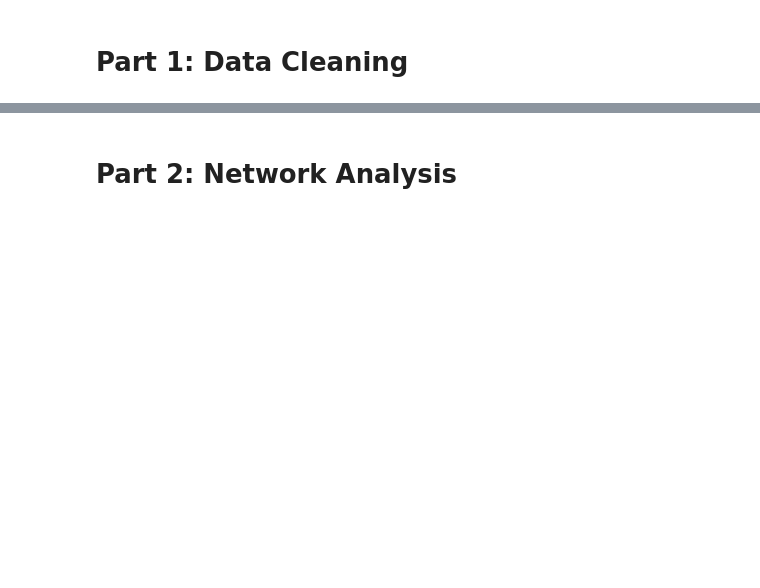
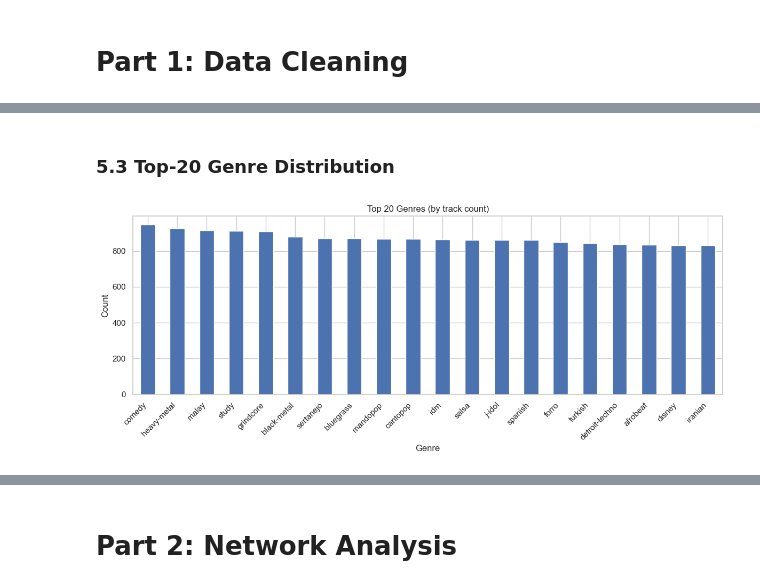
Before and after one commit to adamajane/social-graphs-and-interactions-02805-assignments, a Jupyter notebook: final_project/final_project_explainer.ipynb, the cells around one changed output, grey strips where cells are left out. Cells and saved outputs as stored; diff of their text form; code cells hidden in the pictures; blank space fills up the shorter version.

```diff
--- a/final_project/final_project_explainer.ipynb
+++ b/final_project/final_project_explainer.ipynb
@@ -30,0 +333,13 @@
+# %% [markdown]
+### 5.3 Top-20 Genre Distribution
+# %%
+plt.figure(figsize=(12, 5))
+df["track_genre"].value_counts().head(20).plot(kind="bar")
+plt.title("Top 20 Genres (by track count)")
+plt.xlabel("Genre")
+plt.ylabel("Count")
+plt.xticks(rotation=45, ha="right")
+plt.tight_layout()
+plt.show()
+# %% [output]
+[figure, added]
```
Also changed, not shown: parts of 59 cells of this notebook.
